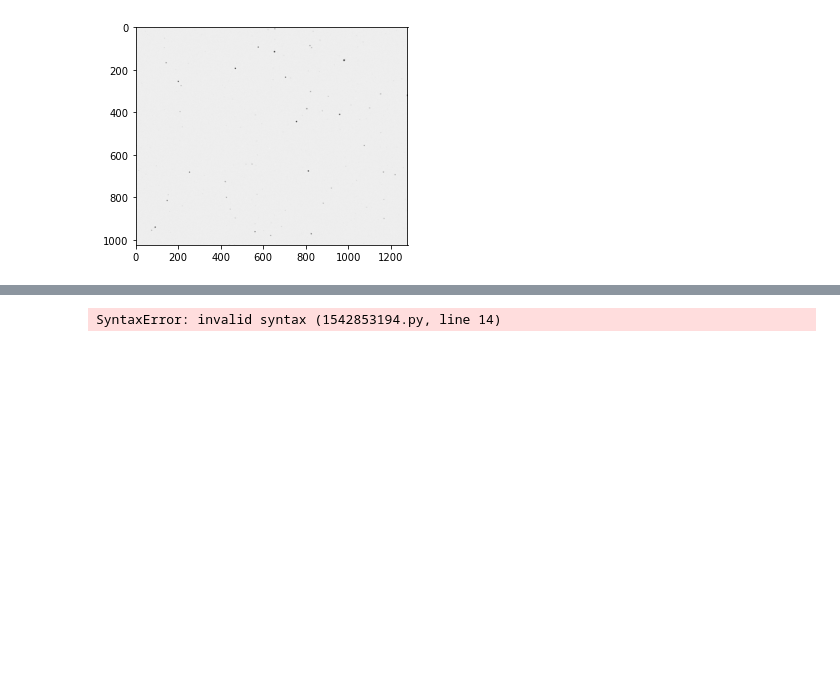
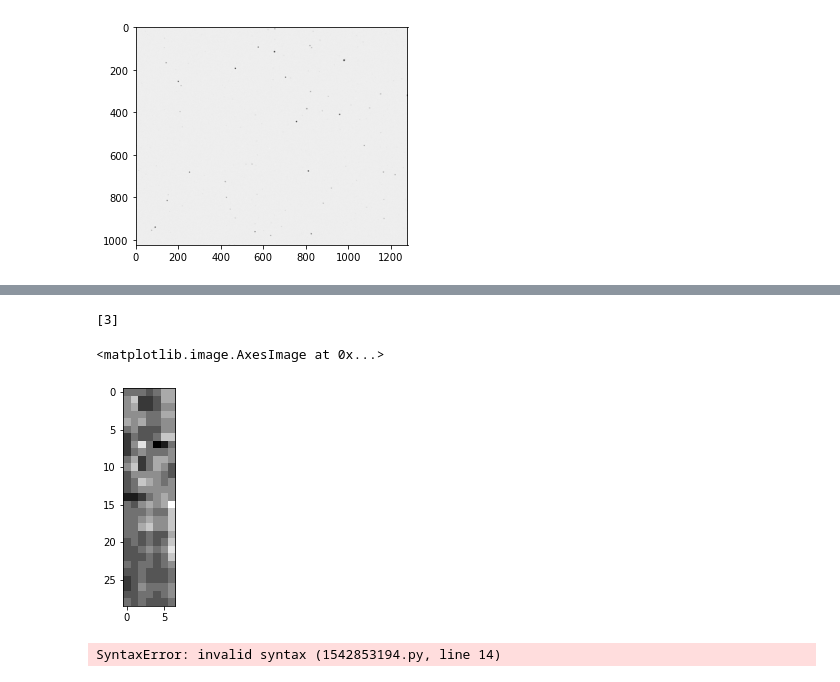
Before and after one commit to Scottholman33/KBI, a Jupyter notebook: KBI_Python_Start.ipynb, the cells around one changed output, grey strips where cells are left out. Cells and saved outputs as stored; diff of their text form; code cells hidden in the pictures; blank space fills up the shorter version.

```diff
--- a/KBI_Python_Start.ipynb
+++ b/KBI_Python_Start.ipynb
@@ -267,3 +293,36 @@ NameError: name 'xL' is not defined
+# %%
+
+#import imageio.v3 as iio
+from skimage import io
+import skimage.color
+
+
+string="11 Fiber" #change these for each picture
+frame=5 #corresponds to the 00001 or 00003 etc number
+
+#print(np.where(df['frame_num']==1))
+idx=np.where((df2["step"].str.startswith(string)) & (df2["frame_num"]==frame))
+index=idx[0]
+print(index)
+
+
+xL=x_left[3]
+xR=x_right[3]
+yT=y_top[3]
+yB=y_bottom[3] #finds your coordinates
+
+# import and read image
+img = io.imread("11 Fiber_5200-3196_191021-10271 Image_00005.jpg")
+cropped = img[xL:xR,yT:yB]
+#img[img < 128] = 0
+
+# display the grayscale image
+fig, ax = plt.subplots()
+plt.imshow(cropped, cmap="gray")
+# %% [output]
+[3]
+<matplotlib.image.AxesImage at 0x...>
+[figure, added]
 # %%
 from PIL import Image
 
```
Also changed, not shown: parts of 6 cells of this notebook.
